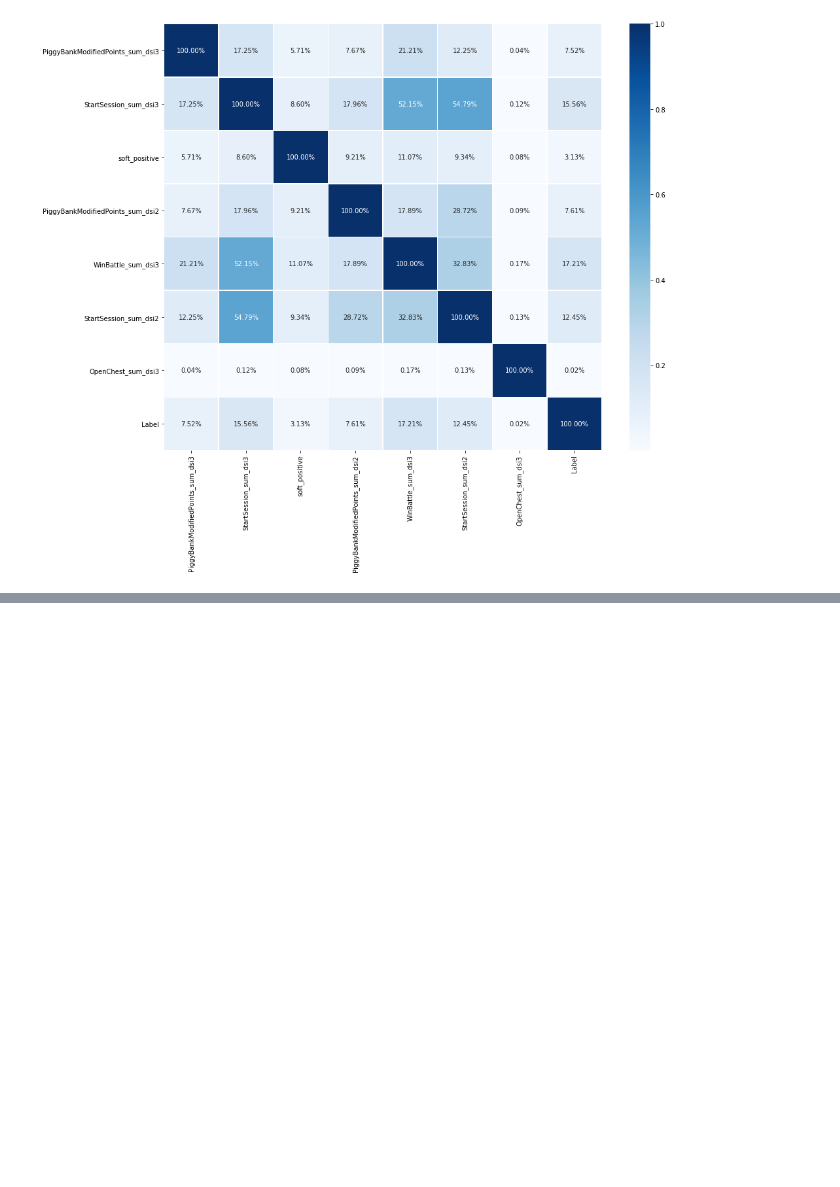
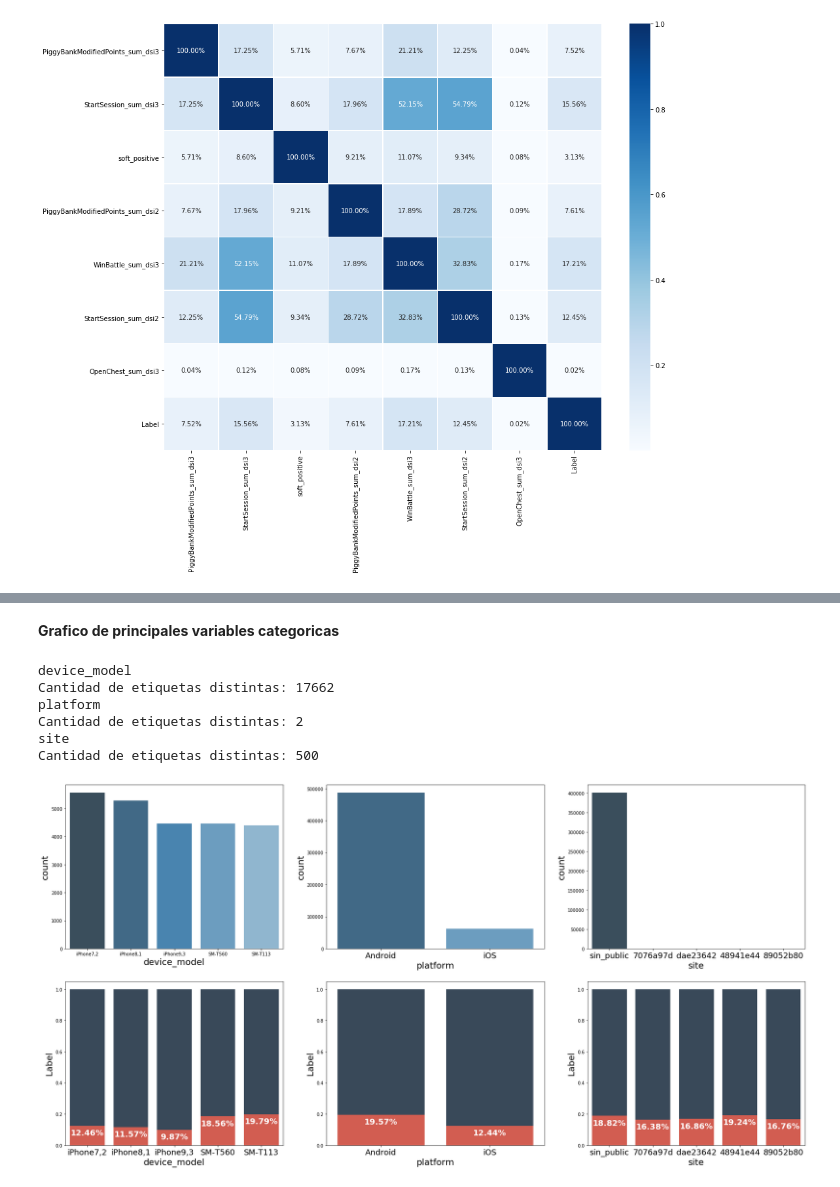
Before and after one commit to francomatiasferrari/md_MIM, a Jupyter notebook: analysis/EDA_GU.ipynb, the cells around one changed output, grey strips where cells are left out. Drawn from its saved outputs; the diff is of its cells as text; code cells hidden in the pictures; blank space fills up the shorter version.

```diff
--- a/analysis/EDA_GU.ipynb
+++ b/analysis/EDA_GU.ipynb
@@ -388,0 +523,70 @@ sns.heatmap(df_numerical.loc[:,var].corr().abs(), annot=True, linewidths=0.5, cm
+# %% [markdown]
+**Grafico de principales variables categoricas**
+# %%
+def tratar_nulos_categoricos(df):
+    # Crea etiquetas nuevas para las variables categoricas a las que vale la pena hacerlo
+    values = {'categorical_7': 'sin_cat7', 'country': 'sin_country', 'site': 'sin_public'}
+    df = df.fillna(value=values)
+
+    # Elimina nulls considerados outliers
+    df.dropna(subset=['device_model'], inplace=True)
+    df.reset_index(drop=True, inplace=True)
+    return df
+
+df = tratar_nulos_categoricos(df)
+# %%
+f, axes = plt.subplots(2, 3, figsize=(30, 15), sharex=False, sharey=False) #tamano de la figura
+x = 1 #itera sobre los subgraficos
+
+
+for i in ['device_model','platform','site']: #listo las variables que me intereesan
+    print(i)
+
+    #agrupo el dataset por la variable y obtengo porcentaje de churn de cada categoria
+
+    agrupado = df.groupby([i])
+    df_agg = agrupado[['Label']].mean()
+    df_agg['count'] = agrupado[['Label']].count()
+
+    df_agg = df_agg.sort_values(by=['count'], ascending=False)
+
+    #me posiciono en el primer subgrafico
+    plt.subplot(2,3,x)
+    #le agrego estilo a los labels
+    plt.xlabel(i, fontsize=20)
+    plt.ylabel('Registros', fontsize=20)
+    plt.rcParams['xtick.labelsize'] = 18
+
+    #primer grafico la distribucion de las categorias de la variable
+    sns.barplot(data=df_agg.head(5), x=df_agg.head(5).index, y='count', palette = "Blues_d")
+    print('Cantidad de etiquetas distintas: '+str(len(df_agg.index)))
+
+    #me posiciono en el grafico de abajo
+    plt.subplot(2,3,x+3)
+    plt.xlabel(i, fontsize=20)
+    plt.ylabel('Registros', fontsize=20)
+    plt.rcParams['xtick.labelsize'] = 18
+
+    #creo una lista de 1 para hacer el grafico apilado
+    cat= []
+    for y in df_agg.head(5).index:
+        cat.append(1)
+
+    #grafico apilado de porcentaje de churn por categoria
+    sns.barplot(data=df_agg.head(5), x=df_agg.head(5).index, y=cat, color = "#34495e")
+    splot = sns.barplot(data=df_agg.head(5), x=df_agg.head(5).index, y='Label', color =  "#e74c3c" )
+    x +=1
+
+    #anotaciones
+    for p in splot.patches[len(df_agg.head(5).index) : len(df_agg.head(5).index)*2]:
+        splot.annotate(format(p.get_height(), '0.2%'), (p.get_x() + p.get_width() / 2., p.get_height()-0.075),
+                   ha = 'center', va = 'center', xytext = (0, 10), textcoords = 'offset points',c = '#ffffff'
+                  ,fontweight = 'bold', fontsize = 18)
+# %% [output]
+device_model
+Cantidad de etiquetas distintas: 17662
+platform
+Cantidad de etiquetas distintas: 2
+site
+Cantidad de etiquetas distintas: 500
+[figure, added]
```
Also changed, not shown: parts of 31 cells of this notebook.
